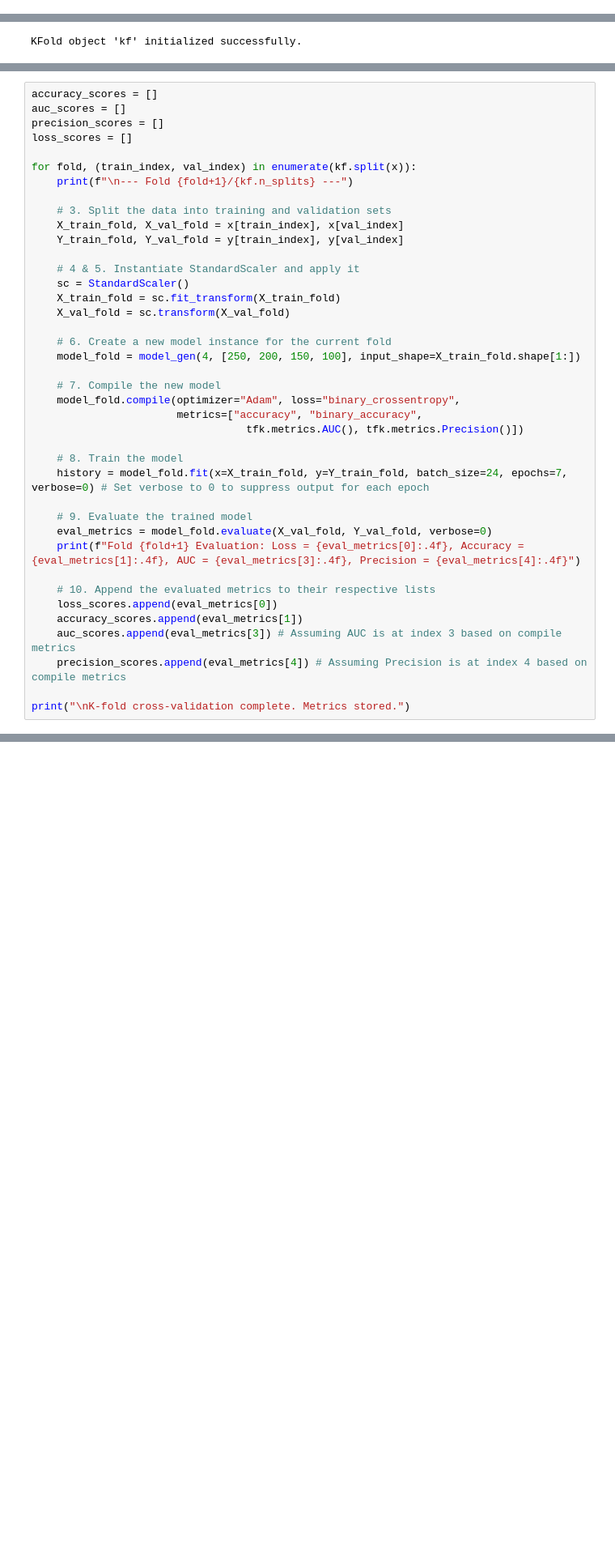
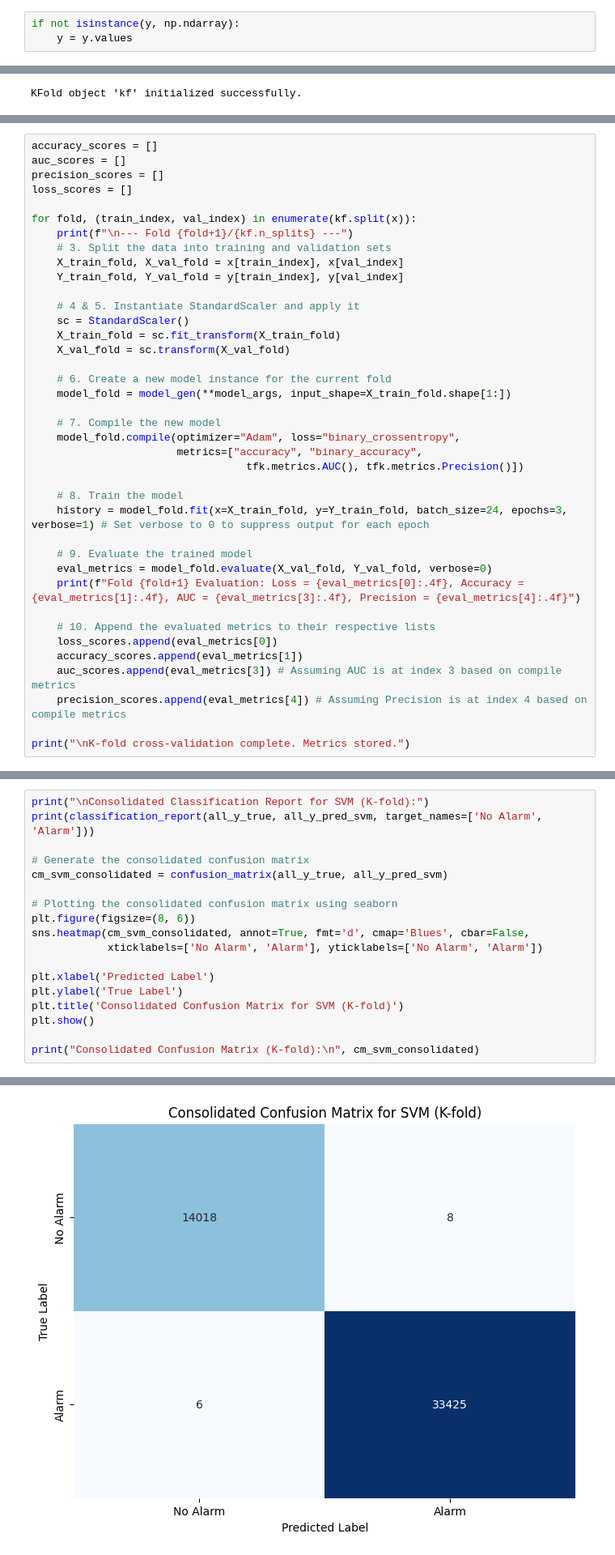
Before and after one commit to hadif1999/iot_smoke_detection_ML, a Jupyter notebook: smoke_detection_iot.ipynb, the cells around one changed output, grey strips where cells are left out. Shown at 81% size. Cells and saved outputs as stored; diff of their text form; blank space fills up the shorter version.

```diff
--- a/smoke_detection_iot.ipynb
+++ b/smoke_detection_iot.ipynb
@@ -411,3 +369,6 @@ array([0, 0, 0, ..., 0, 0, 0])
+# %%
+if not isinstance(y, np.ndarray):
+    y = y.values
 # %% [markdown]
 ## Initialize KFold
 
@@ -439,7 +400,6 @@ loss_scores = []
 
 for fold, (train_index, val_index) in enumerate(kf.split(x)):
     print(f"\n--- Fold {fold+1}/{kf.n_splits} ---")
-
     # 3. Split the data into training and validation sets
     X_train_fold, X_val_fold = x[train_index], x[val_index]
     Y_train_fold, Y_val_fold = y[train_index], y[val_index]
@@ -450,7 +410,7 @@ for fold, (train_index, val_index) in enumerate(kf.split(x)):
     X_val_fold = sc.transform(X_val_fold)
 
     # 6. Create a new model instance for the current fold
-    model_fold = model_gen(4, [250, 200, 150, 100], input_shape=X_train_fold.shape[1:])
+    model_fold = model_gen(**model_args, input_shape=X_train_fold.shape[1:])
 
     # 7. Compile the new model
     model_fold.compile(optimizer="Adam", loss="binary_crossentropy",
@@ -458,7 +418,7 @@ for fold, (train_index, val_index) in enumerate(kf.split(x)):
                                   tfk.metrics.AUC(), tfk.metrics.Precision()])
 
     # 8. Train the model
-    history = model_fold.fit(x=X_train_fold, y=Y_train_fold, batch_size=24, epochs=7, verbose=0) # Set verbose to 0 to suppress output for each epoch
+    history = model_fold.fit(x=X_train_fold, y=Y_train_fold, batch_size=24, epochs=3, verbose=1) # Set verbose to 0 to suppress output for each epoch
 
     # 9. Evaluate the trained model
     eval_metrics = model_fold.evaluate(X_val_fold, Y_val_fold, verbose=0)
@@ -533,0 +552,19 @@ The results of the K-fold cross-validation, including the average performance me
+# %%
+print("\nConsolidated Classification Report for SVM (K-fold):")
+print(classification_report(all_y_true, all_y_pred_svm, target_names=['No Alarm', 'Alarm']))
+
+# Generate the consolidated confusion matrix
+cm_svm_consolidated = confusion_matrix(all_y_true, all_y_pred_svm)
+
+# Plotting the consolidated confusion matrix using seaborn
+plt.figure(figsize=(8, 6))
+sns.heatmap(cm_svm_consolidated, annot=True, fmt='d', cmap='Blues', cbar=False,
+            xticklabels=['No Alarm', 'Alarm'], yticklabels=['No Alarm', 'Alarm'])
+
+plt.xlabel('Predicted Label')
+plt.ylabel('True Label')
+plt.title('Consolidated Confusion Matrix for SVM (K-fold)')
+plt.show()
+
+print("Consolidated Confusion Matrix (K-fold):\n", cm_svm_consolidated)
+# %% [output]
@@ -533,0 +580 @@ The results of the K-fold cross-validation, including the average performance me
+[figure, added]
```
Also changed, not shown: parts of 29 cells of this notebook.
